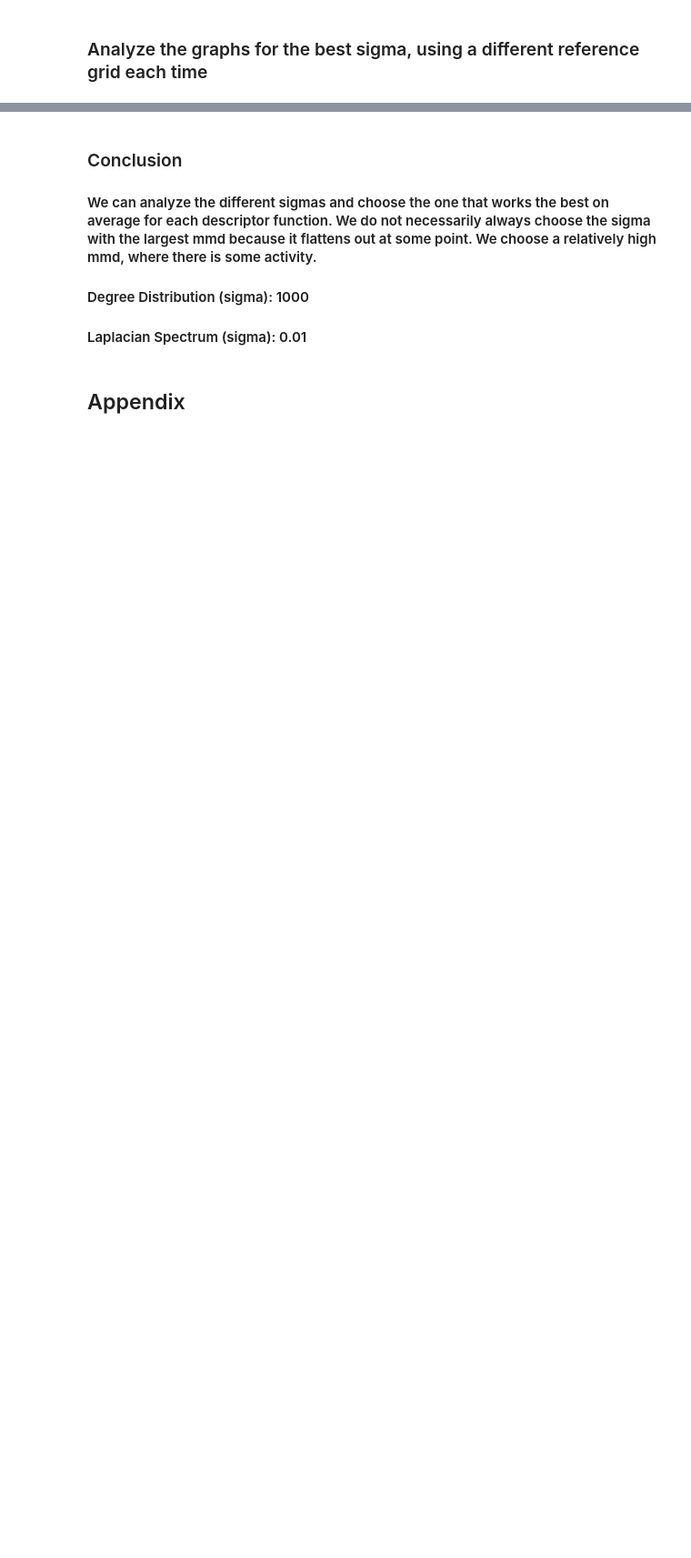
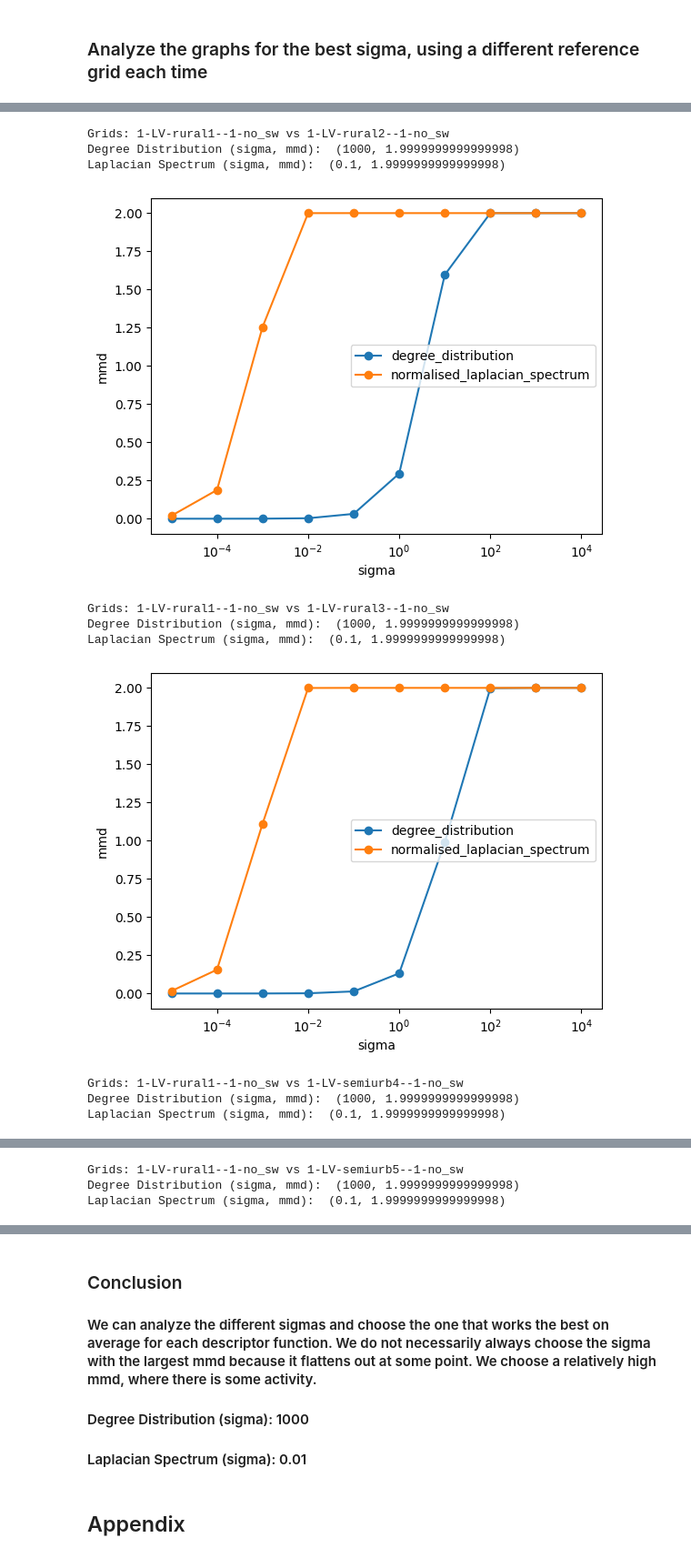
Before and after one commit to Davjes15/engage_pg, a Jupyter notebook: compare_graphs.ipynb, the cells around one changed output, grey strips where cells are left out. Shown at 91% size. Cells and saved outputs as stored; diff of their text form; code cells hidden in the pictures; blank space fills up the shorter version.

```diff
--- a/compare_graphs.ipynb
+++ b/compare_graphs.ipynb
@@ -145,11 +140,2 @@ Laplacian Spectrum (sigma, mmd):  (0.01, 1.3294414840100315)
 # %% [markdown]
 ### Analyze the graphs for the best sigma, using a different reference grid each time
-# %%
-for grid in ALL_GRIDS.keys():
-    start, end = ALL_GRIDS[grid]
-    nx_graphs_ref = NX_GRAPHS[start:end]
-    nx_graphs_eval = NX_GRAPHS[0:start] + NX_GRAPHS[end:]
-    print('Grid:', grid)
-    analyze_graphs(nx_graphs_ref, nx_graphs_eval)
-    plt.show(block=False)
-    print(flush=True)
@@ -181,0 +142,27 @@ Laplacian Spectrum (sigma, mmd):  (0.1, 1.0926387271856859)
+# %%
+test_cases = ood_get_mmd_test_cases(get_dist_grid_codes(scenario=1))
+best_params_deg = []
+best_params_lap = []
+for train_grid, test_grid in tqdm(test_cases):
+    start_train, end_train = ALL_GRIDS[train_grid]
+    start_test, end_test = ALL_GRIDS[test_grid]
+    nx_graphs_ref = NX_GRAPHS[start_train:end_train]
+    nx_graphs_eval = NX_GRAPHS[start_test:end_test]
+    print('Grids:', train_grid, 'vs', test_grid)
+    params_deg, params_lap = analyze_graphs(nx_graphs_ref, nx_graphs_eval)
+    best_params_deg.append(params_deg)
+    best_params_lap.append(params_lap)
+    plt.show(block=False)
+    print(flush=True)
+# %% [output]
+Grids: 1-LV-rural1--1-no_sw vs 1-LV-rural2--1-no_sw
+Degree Distribution (sigma, mmd):  (1000, 1.9999999999999998)
+Laplacian Spectrum (sigma, mmd):  (0.1, 1.9999999999999998)
+[figure, added]
+Grids: 1-LV-rural1--1-no_sw vs 1-LV-rural3--1-no_sw
+Degree Distribution (sigma, mmd):  (1000, 1.9999999999999998)
+Laplacian Spectrum (sigma, mmd):  (0.1, 1.9999999999999998)
+[figure, added]
+Grids: 1-LV-rural1--1-no_sw vs 1-LV-semiurb4--1-no_sw
+Degree Distribution (sigma, mmd):  (1000, 1.9999999999999998)
+Laplacian Spectrum (sigma, mmd):  (0.1, 1.9999999999999998)
@@ -181,0 +170,3 @@ Laplacian Spectrum (sigma, mmd):  (0.1, 1.0926387271856859)
+Grids: 1-LV-rural1--1-no_sw vs 1-LV-semiurb5--1-no_sw
+Degree Distribution (sigma, mmd):  (1000, 1.9999999999999998)
+Laplacian Spectrum (sigma, mmd):  (0.1, 1.9999999999999998)
```
Also changed, not shown: parts of 16 cells of this notebook, 6 other files.
